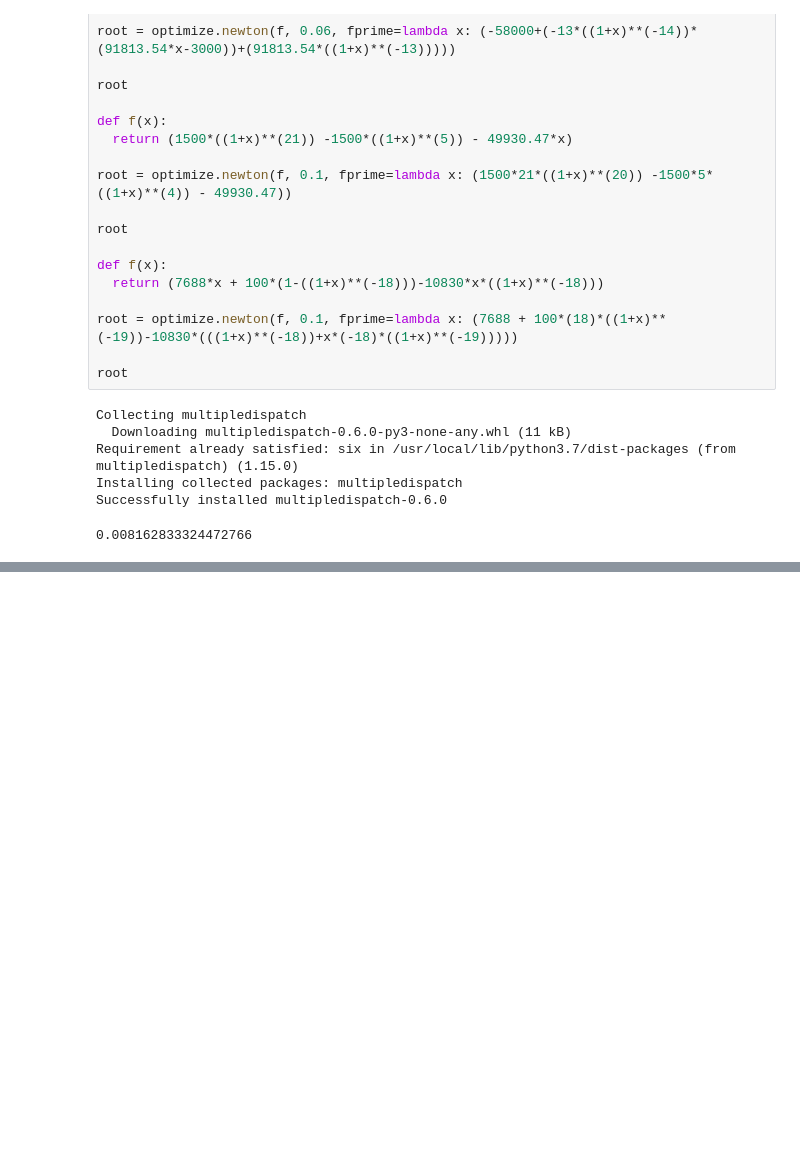
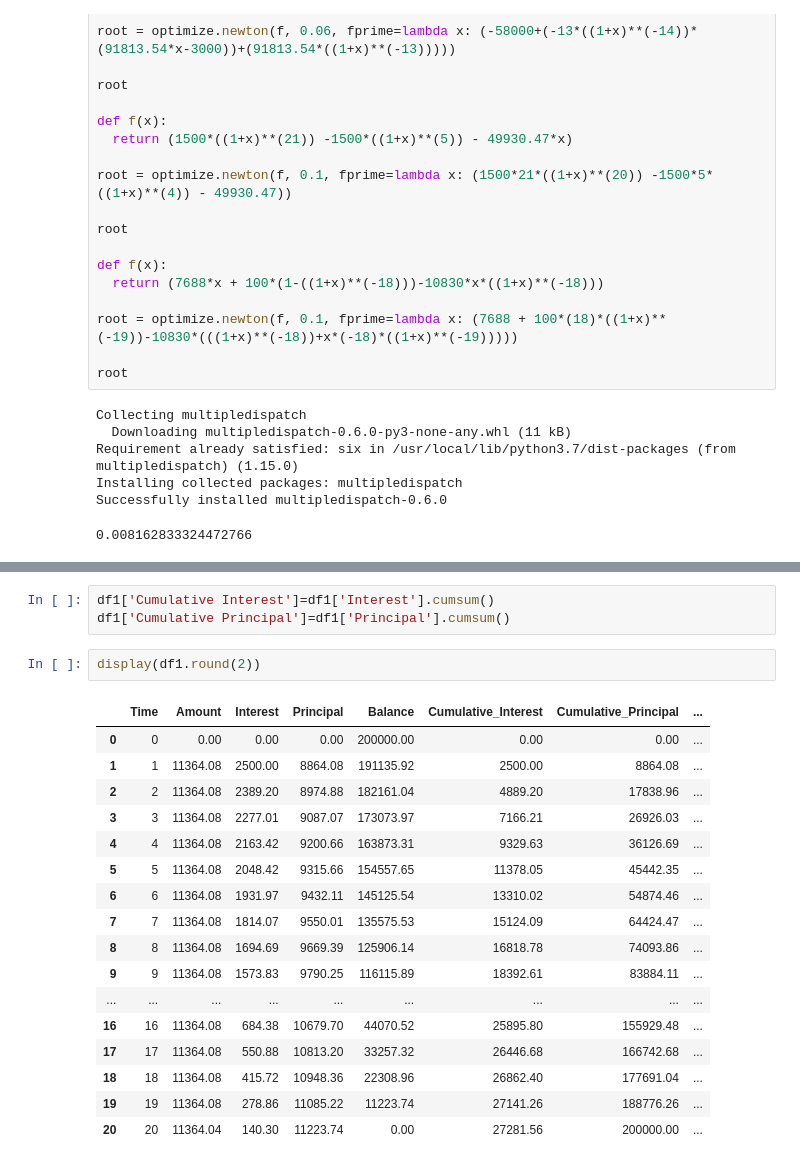
Before and after one commit to ronxldwilson/Python-Notes, a Jupyter notebook: Financial_Mathematics.ipynb, the cells around one changed output, grey strips where cells are left out. Drawn from its saved outputs; the diff is of its cells as text; blank space fills up the shorter version.

```diff
--- a/Financial_Mathematics.ipynb
+++ b/Financial_Mathematics.ipynb
@@ -820,0 +886,23 @@ Successfully installed multipledispatch-0.6.0
+# %%
+df1['Cumulative Interest']=df1['Interest'].cumsum()
+df1['Cumulative Principal']=df1['Principal'].cumsum()
+# %%
+display(df1.round(2))
+# %% [output]
+|  | Time | Amount | Interest | Principal | Balance | Cumulative_Interest | Cumulative_Principal | ... |
+| 0 | 0 | 0.00 | 0.00 | 0.00 | 200000.00 | 0.00 | 0.00 | ... |
+| 1 | 1 | 11364.08 | 2500.00 | 8864.08 | 191135.92 | 2500.00 | 8864.08 | ... |
+| 2 | 2 | 11364.08 | 2389.20 | 8974.88 | 182161.04 | 4889.20 | 17838.96 | ... |
+| 3 | 3 | 11364.08 | 2277.01 | 9087.07 | 173073.97 | 7166.21 | 26926.03 | ... |
+| 4 | 4 | 11364.08 | 2163.42 | 9200.66 | 163873.31 | 9329.63 | 36126.69 | ... |
+| 5 | 5 | 11364.08 | 2048.42 | 9315.66 | 154557.65 | 11378.05 | 45442.35 | ... |
+| 6 | 6 | 11364.08 | 1931.97 | 9432.11 | 145125.54 | 13310.02 | 54874.46 | ... |
+| 7 | 7 | 11364.08 | 1814.07 | 9550.01 | 135575.53 | 15124.09 | 64424.47 | ... |
+| 8 | 8 | 11364.08 | 1694.69 | 9669.39 | 125906.14 | 16818.78 | 74093.86 | ... |
+| 9 | 9 | 11364.08 | 1573.83 | 9790.25 | 116115.89 | 18392.61 | 83884.11 | ... |
+| ... | ... | ... | ... | ... | ... | ... | ... | ... |
+| 16 | 16 | 11364.08 | 684.38 | 10679.70 | 44070.52 | 25895.80 | 155929.48 | ... |
+| 17 | 17 | 11364.08 | 550.88 | 10813.20 | 33257.32 | 26446.68 | 166742.68 | ... |
+| 18 | 18 | 11364.08 | 415.72 | 10948.36 | 22308.96 | 26862.40 | 177691.04 | ... |
+| 19 | 19 | 11364.08 | 278.86 | 11085.22 | 11223.74 | 27141.26 | 188776.26 | ... |
+| 20 | 20 | 11364.04 | 140.30 | 11223.74 | 0.00 | 27281.56 | 200000.00 | ... |
```
Also changed, not shown: parts of 28 cells of this notebook.
